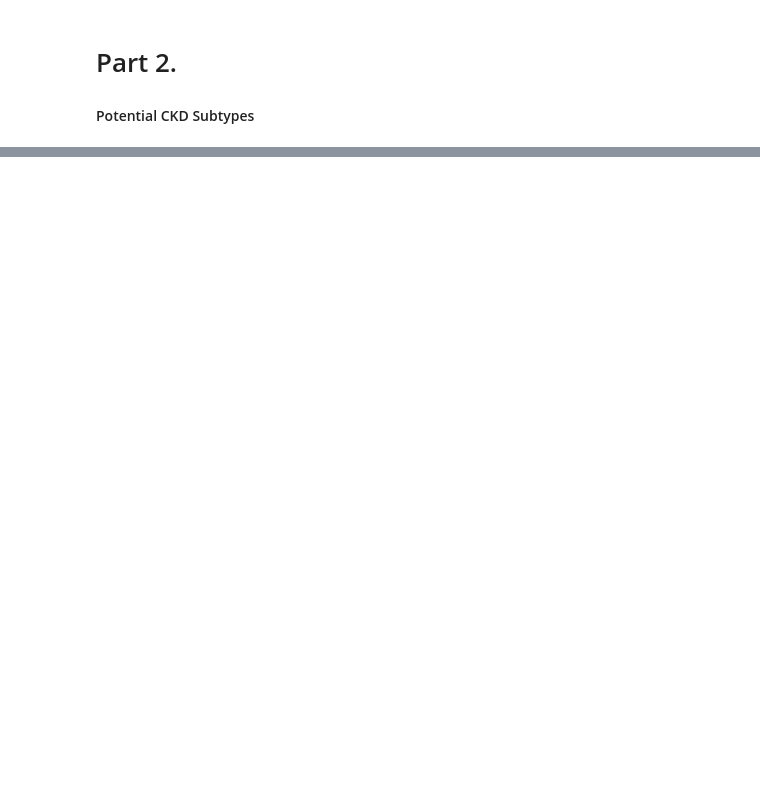
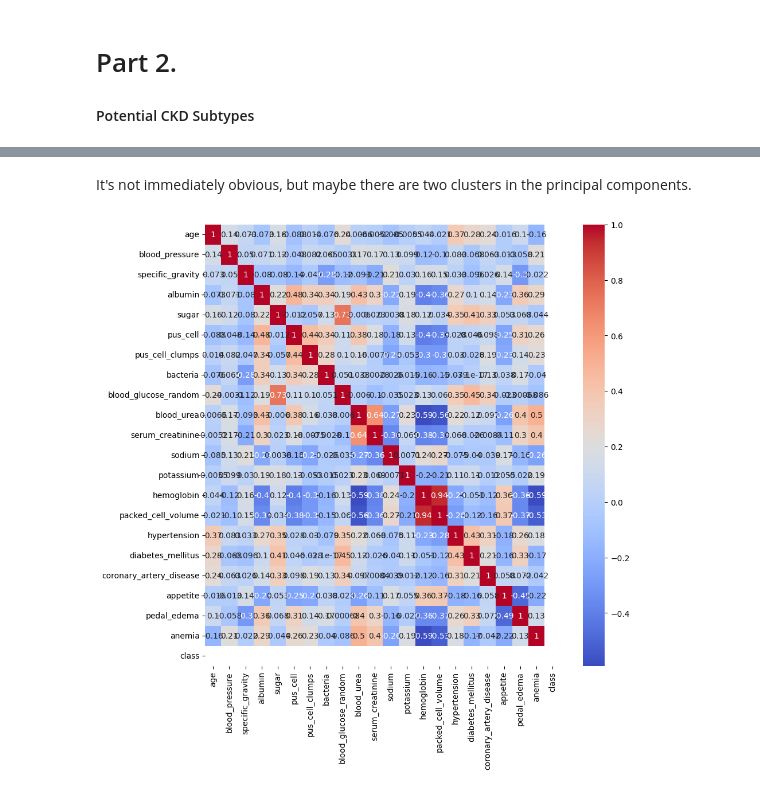
Before and after one commit to SamReeves/ckd-wemanity, a Jupyter notebook: presentation.ipynb, the cells around one changed output, grey strips where cells are left out. Drawn from its saved outputs; the diff is of its cells as text; code cells hidden in the pictures; blank space fills up the shorter version.

```diff
--- a/presentation.ipynb
+++ b/presentation.ipynb
@@ -44,0 +55,22 @@ for col in df.columns:
+# %%
+# singular value decomposition
+from sklearn.decomposition import TruncatedSVD
+svd = TruncatedSVD(n_components=2)
+svd.fit(df)
+svd.explained_variance_ratio_
+
+# PCA
+from sklearn.decomposition import PCA
+pca = PCA(n_components=2)
+pca.fit(df)
+pca.explained_variance_ratio_
+# graph SVD and PCA
+plt.figure(figsize=(10,10))
+plt.scatter(svd.fit_transform(df)[:,0], svd.fit_transform(df)[:,1], c=df['class'])
+plt.title('SVD')
+plt.show()
+
+plt.figure(figsize=(10,10))
+plt.scatter(pca.fit_transform(df)[:,0], pca.fit_transform(df)[:,1], c=df['class'])
+plt.title('PCA')
+plt.show()
@@ -44,0 +80,16 @@ for col in df.columns:
+# %% [markdown]
+It's not immediately obvious, but maybe there are two clusters in the principal components.
+# %%
+# dataframe of just the postive class
+df_pos = df.loc[df['class'] == 1]
+
+# dataframe of just the negative class
+df_neg = df.loc[df['class'] == 0]
+
+# correlation matrix for positive class
+corr_pos = df_pos.corr()
+plt.figure(figsize=(10,10))
+sns.heatmap(corr_pos, annot=True, cmap='coolwarm')
+plt.show()
+# %% [output]
+[figure, added]
```
Also changed, not shown: parts of 8 cells of this notebook, 2 other files.
